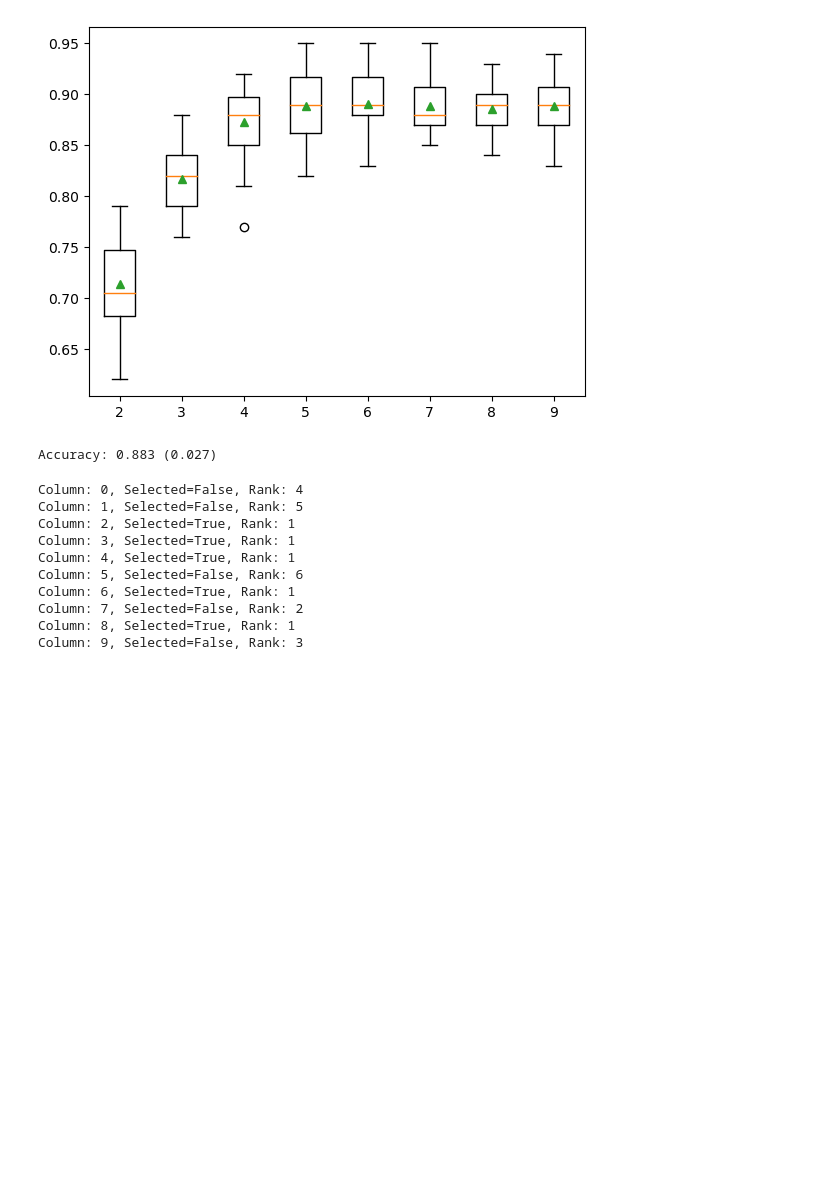
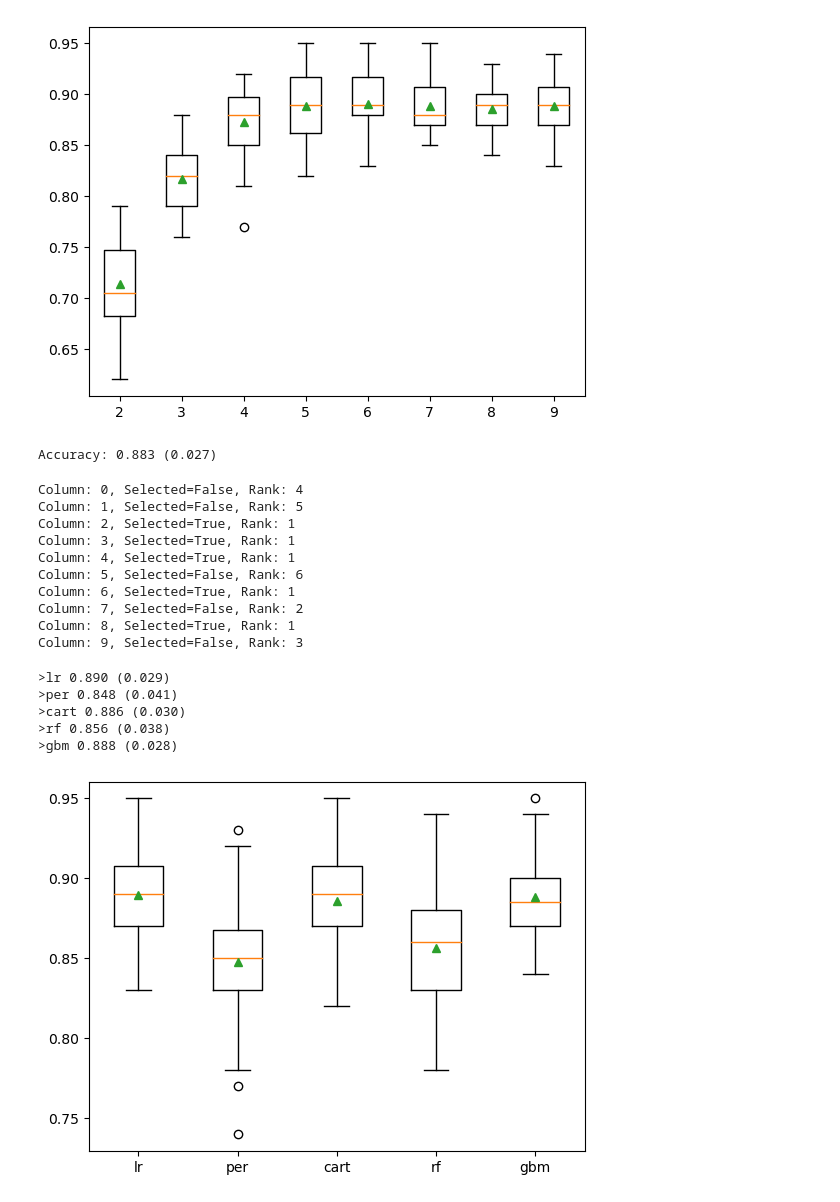
Before and after one commit to MaukanMir/Data-Preperation-For-ML, a Jupyter notebook: feature_selection.ipynb, the cells around one changed output. Drawn from its saved outputs; the diff is of its cells as text; code cells hidden in the pictures; blank space fills up the shorter version.

```diff
--- a/feature_selection.ipynb
+++ b/feature_selection.ipynb
@@ -1279,3 +1279,74 @@ Column: 6, Selected=True, Rank: 1
 Column: 7, Selected=False, Rank: 2
 Column: 8, Selected=True, Rank: 1
 Column: 9, Selected=False, Rank: 3
+# %%
+
+# explore the algorithm wrapped by RFE
+from numpy import mean
+from numpy import std
+from sklearn.datasets import make_classification
+from sklearn.model_selection import cross_val_score
+from sklearn.model_selection import RepeatedStratifiedKFold
+from sklearn.feature_selection import RFE
+from sklearn.linear_model import LogisticRegression
+from sklearn.linear_model import Perceptron
+from sklearn.tree import DecisionTreeClassifier
+from sklearn.ensemble import RandomForestClassifier
+from sklearn.ensemble import GradientBoostingClassifier
+from sklearn.pipeline import Pipeline
+from matplotlib import pyplot
+# get the dataset
+def get_dataset():
+  X, y = make_classification(n_samples=1000, n_features=10, n_informative=5, n_redundant=5,
+      random_state=1)
+  return X, y
+# get a list of models to evaluate
+def get_models():
+  models = dict()
+  # lr
+  rfe = RFE(estimator=LogisticRegression(), n_features_to_select=5)
+  model = DecisionTreeClassifier()
+  models['lr'] = Pipeline(steps=[('s',rfe),('m',model)])
+  # perceptron
+  rfe = RFE(estimator=Perceptron(), n_features_to_select=5)
+  model = DecisionTreeClassifier()
+  models['per'] = Pipeline(steps=[('s',rfe),('m',model)])
+  # cart
+  rfe = RFE(estimator=DecisionTreeClassifier(), n_features_to_select=5)
+  model = DecisionTreeClassifier()
+  models['cart'] = Pipeline(steps=[('s',rfe),('m',model)])
+  # rf
+  rfe = RFE(estimator=RandomForestClassifier(), n_features_to_select=5)
+  model = DecisionTreeClassifier()
+  models['rf'] = Pipeline(steps=[('s',rfe),('m',model)])
+  # gbm
+  rfe = RFE(estimator=GradientBoostingClassifier(), n_features_to_select=5)
+  model = DecisionTreeClassifier()
+  models['gbm'] = Pipeline(steps=[('s',rfe),('m',model)])
+  return models
+# evaluate a given model using cross-validation
+def evaluate_model(model, X, y):
+  cv = RepeatedStratifiedKFold(n_splits=10, n_repeats=3, random_state=1)
+  scores = cross_val_score(model, X, y, scoring='accuracy', cv=cv, n_jobs=-1)
+  return scores
+# define dataset
+X, y = get_dataset()
+# get the models to evaluate
+models = get_models()
+# evaluate the models and store results
+results, names = list(), list()
+for name, model in models.items():
+  scores = evaluate_model(model, X, y)
+  results.append(scores)
+  names.append(name)
+  print('>%s %.3f (%.3f)' % (name, mean(scores), std(scores)))
+# plot model performance for comparison
+pyplot.boxplot(results, labels=names, showmeans=True)
+pyplot.show()
+# %% [output]
+>lr 0.890 (0.029)
+>per 0.848 (0.041)
+>cart 0.886 (0.030)
+>rf 0.856 (0.038)
+>gbm 0.888 (0.028)
+[figure, added]
```
